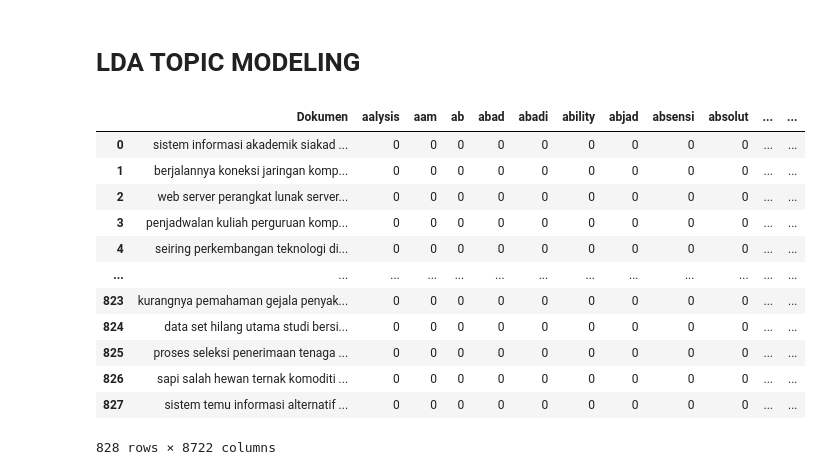
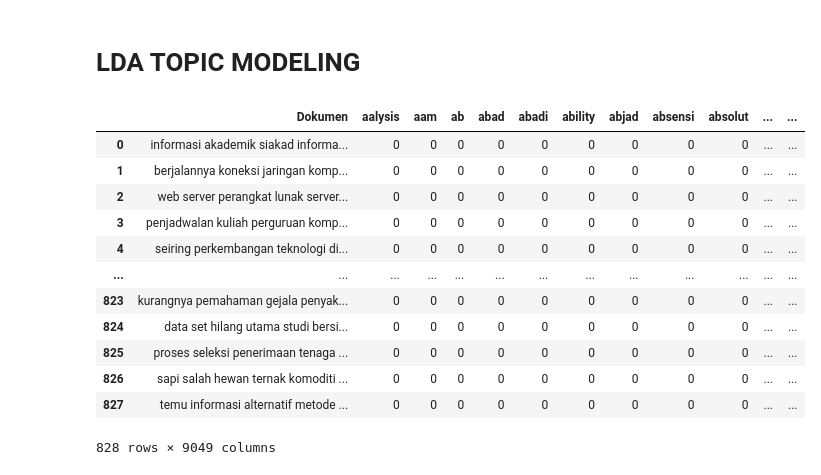
Before and after one commit to Feb11F/ppw, a Jupyter notebook: _sources/LDA.ipynb, the cells around one changed output. Cells and saved outputs as stored; diff of their text form; code cells hidden in the pictures.

```diff
--- a/_sources/LDA.ipynb
+++ b/_sources/LDA.ipynb
@@ -6,9 +6,9 @@ import pandas as pda
 # %%
-data_x = pd.read_csv('https://raw.githubusercontent.com/Feb11F/dataset/main/term%20Frequensi.csv')
+data_x = pd.read_csv('https://raw.githubusercontent.com/Feb11F/dataset/main/Term%20Frequensi%20Berlabel%20Final.csv')
 data_x
 # %% [output]
 |  | Dokumen | aalysis | aam | ab | abad | abadi | ability | abjad | absensi | absolut | ... | ... |
-| 0 | sistem informasi akademik siakad ... | 0 | 0 | 0 | 0 | 0 | 0 | 0 | 0 | 0 | ... | ... |
+| 0 | informasi akademik siakad informa... | 0 | 0 | 0 | 0 | 0 | 0 | 0 | 0 | 0 | ... | ... |
 | 1 | berjalannya koneksi jaringan komp... | 0 | 0 | 0 | 0 | 0 | 0 | 0 | 0 | 0 | ... | ... |
 | 2 | web server perangkat lunak server... | 0 | 0 | 0 | 0 | 0 | 0 | 0 | 0 | 0 | ... | ... |
 | 3 | penjadwalan kuliah perguruan komp... | 0 | 0 | 0 | 0 | 0 | 0 | 0 | 0 | 0 | ... | ... |
@@ -18,5 +18,5 @@ data_x
 | 824 | data set hilang utama studi bersi... | 0 | 0 | 0 | 0 | 0 | 0 | 0 | 0 | 0 | ... | ... |
 | 825 | proses seleksi penerimaan tenaga ... | 0 | 0 | 0 | 0 | 0 | 0 | 0 | 0 | 0 | ... | ... |
 | 826 | sapi salah hewan ternak komoditi ... | 0 | 0 | 0 | 0 | 0 | 0 | 0 | 0 | 0 | ... | ... |
-| 827 | sistem temu informasi alternatif ... | 0 | 0 | 0 | 0 | 0 | 0 | 0 | 0 | 0 | ... | ... |
+| 827 | temu informasi alternatif metode ... | 0 | 0 | 0 | 0 | 0 | 0 | 0 | 0 | 0 | ... | ... |
-828 rows × 8722 columns
+828 rows × 9049 columns
```
Also changed, not shown: parts of 12 cells of this notebook, 17 other files.
